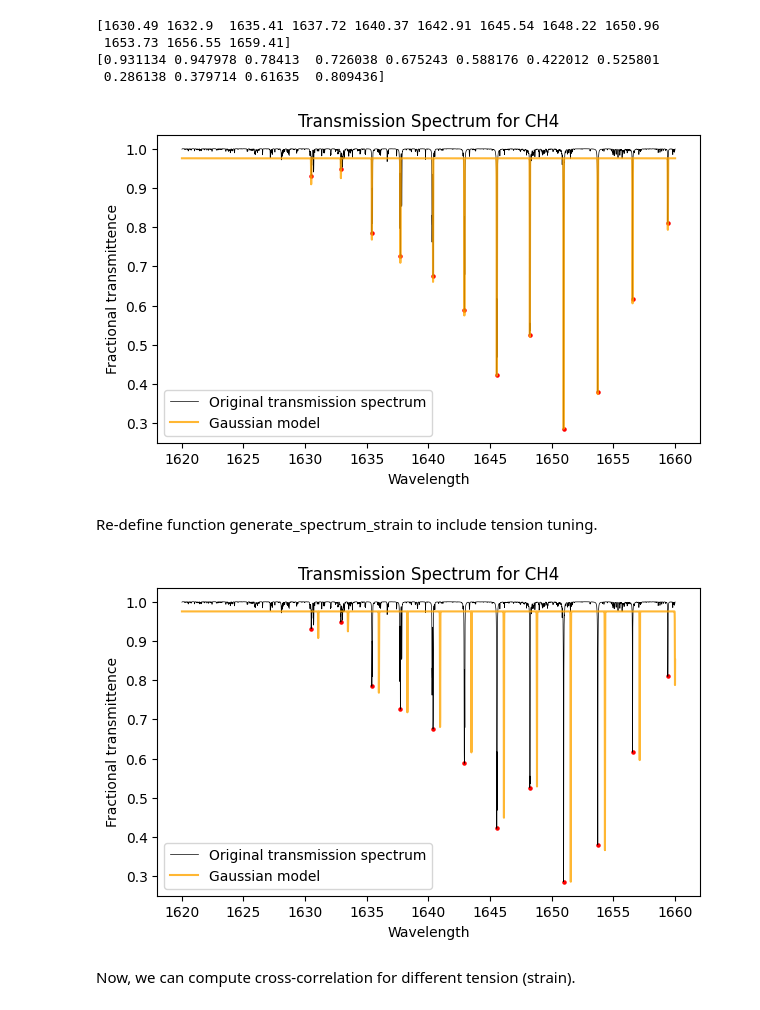
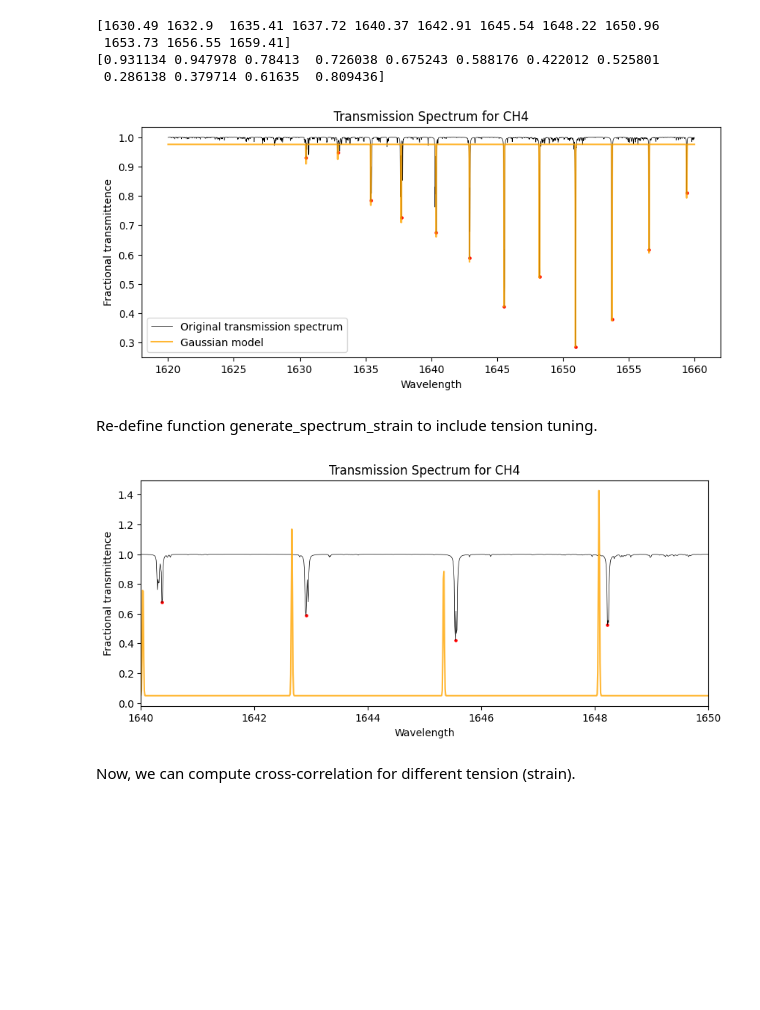
Before and after one commit to SAIL-Labs/FBG-Sensor, a Jupyter notebook: code/demos/tension_CH4.ipynb, the cells around one changed output. Saved outputs shown, nothing was run; the diff lists cells and outputs as text; code cells hidden in the pictures; blank space fills up the shorter version.

```diff
--- a/code/demos/tension_CH4.ipynb
+++ b/code/demos/tension_CH4.ipynb
@@ -71,20 +71,20 @@ print(subset[peaks, 1])
  0.286138 0.379714 0.61635  0.809436]
 # %%
 wavelength_gauss, trans_gauss = generate_spectrum(subset, peaks, n=10000, sigma=1e-2, type='Gaussian')
-plt.figure(figsize=(7,4))
+plt.figure(figsize=(10,4))
 plt.plot(subset[:, 0], subset[:,1], color='black', linewidth=0.5, label='Original transmission spectrum')
 plt.scatter(subset[peaks, 0], subset[peaks, 1], color='red', s=5)
 plt.plot(wavelength_gauss, trans_gauss, color='orange', alpha=0.8, label='Gaussian model')
 plt.xlabel('Wavelength')
 plt.ylabel('Fractional transmittence')
 plt.title('Transmission Spectrum for CH4')
 plt.legend()
 
 # plt.xlim((1645.4,1645.6))
 
 plt.show()
 # %% [output]
-[figure, old version]
+[figure, new version]
 # %% [markdown]
 Re-define function generate_spectrum_strain to include tension tuning.
 # %%
@@ -112,21 +112,21 @@ def generate_spectrum_strain(data, peaks, strain, n=None, sigma=1e-5, type='Gaus
 
     return wavelengths, transmittence
 # %%
-strain = 500
+strain = -2500
 
 wavelength_gauss, trans_gauss = generate_spectrum_strain(subset, peaks, strain, n=len(index), sigma=1e-2, type='Gaussian')
-plt.figure(figsize=(7,4))
+plt.figure(figsize=(10,4))
 plt.plot(subset[:, 0], subset[:,1], color='black', linewidth=0.5, label='Original transmission spectrum')
 plt.scatter(subset[peaks, 0], subset[peaks, 1], color='red', s=5)
-plt.plot(wavelength_gauss, trans_gauss, color='orange', alpha=0.8, label='Gaussian model')
+plt.plot(wavelength_gauss, 2*(1-trans_gauss), color='orange', alpha=0.8, label='Gaussian model')
 plt.xlabel('Wavelength')
 plt.ylabel('Fractional transmittence')
 plt.title('Transmission Spectrum for CH4')
-plt.legend()
+# plt.legend()
 
-# plt.xlim((1630.0,1650.0))
+plt.xlim((1640.0,1650.0))
 
 plt.show()
 # %% [output]
-[figure, old version]
+[figure, new version]
 # %%
```
Also changed, not shown: parts of 2 cells of this notebook.
